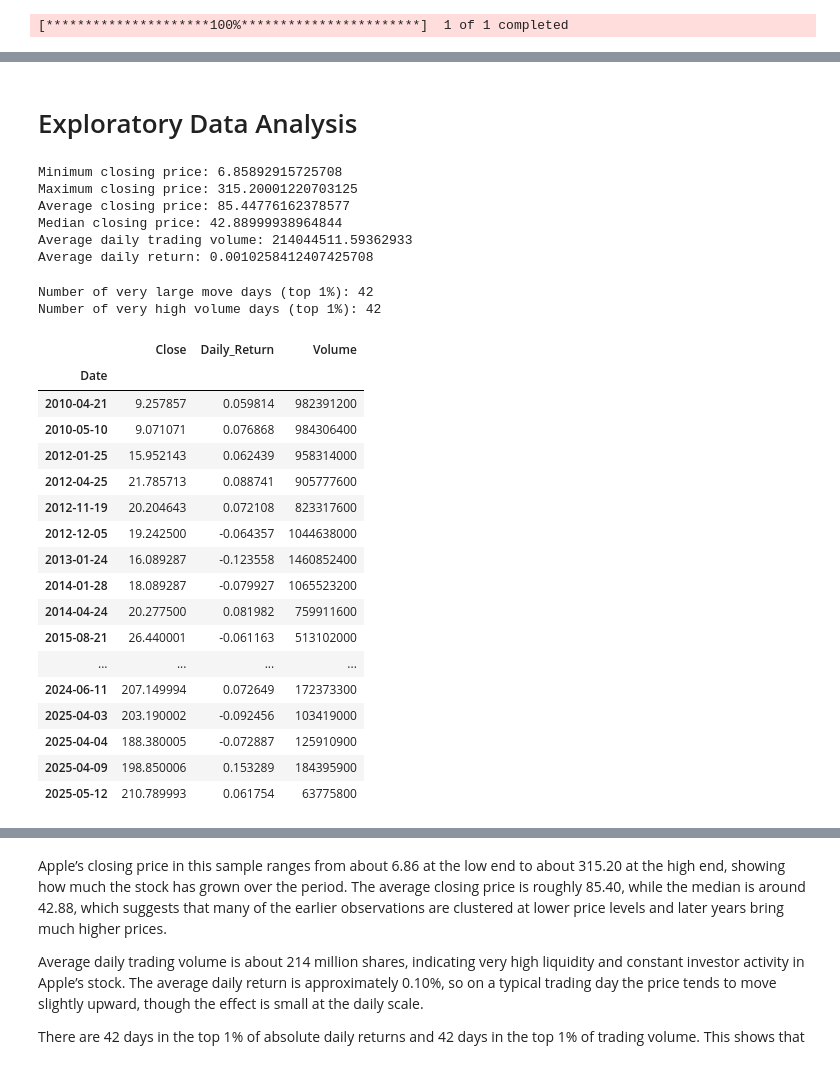
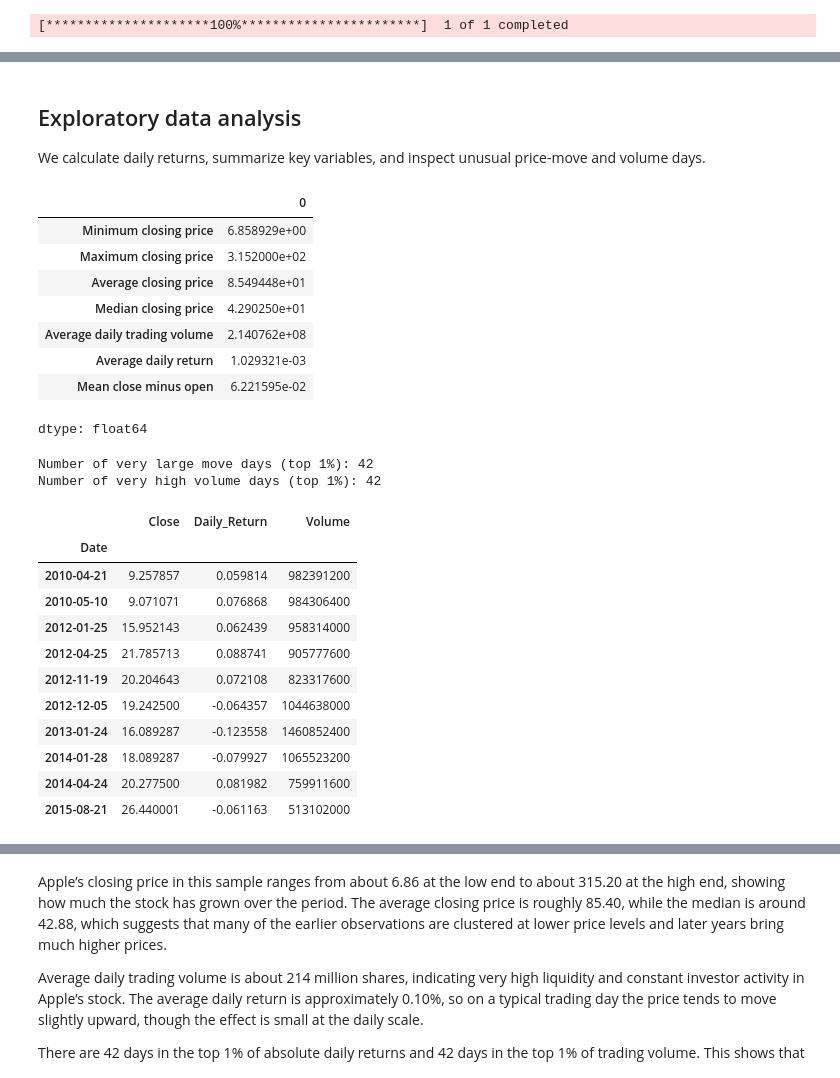
Before and after one commit to Nirmani-prog/Predicting-AAPL-Next-Day-Direction, a Jupyter notebook: apple_next_day.ipynb, the cells around one changed output, grey strips where cells are left out. Cells and saved outputs as stored; diff of their text form; code cells hidden in the pictures.

Commit message:
applying ML commit apple analysis

```diff
--- a/apple_next_day.ipynb
+++ b/apple_next_day.ipynb
@@ -5,3 +18,19 @@ import matplotlib.pyplot as plt
 import seaborn as sns
 from pathlib import Path
 import numpy as np
+
+from sklearn.preprocessing import StandardScaler
+from sklearn.linear_model import LogisticRegression
+from sklearn.metrics import (
+    accuracy_score,
+    balanced_accuracy_score,
+    precision_score,
+    recall_score,
+    f1_score,
+    roc_auc_score,
+    confusion_matrix,
+    classification_report,
+)
+
+plt.style.use("seaborn-v0_8-whitegrid")
+pd.set_option("display.max_columns", None)
@@ -104,30 +122,32 @@ Mean difference between close and open prices 0.06121141949675718
-# %% [markdown]
-# Exploratory Data Analysis
-# %%
-# 1. Daily percentage return (using close prices)
-data["Daily_Return"] = data["Close"].pct_change()
-
-# 2. Price and volume summary statistics
-min_close    = data["Close"].min()
-max_close    = data["Close"].max()
-avg_close    = data["Close"].mean()
-median_close = data["Close"].median()
-avg_volume   = data["Volume"].mean()
-avg_daily_ret = data["Daily_Return"].mean()
-
-print("Minimum closing price:", min_close)
-print("Maximum closing price:", max_close)
-print("Average closing price:", avg_close)
-print("Median closing price:", median_close)
-print("Average daily trading volume:", avg_volume)
-print("Average daily return:", avg_daily_ret)
-# %% [output]
-Minimum closing price: 6.85892915725708
-Maximum closing price: 315.20001220703125
-Average closing price: 85.44776162378577
-Median closing price: 42.88999938964844
-Average daily trading volume: 214044511.59362933
-Average daily return: 0.0010258412407425708
+# %% [markdown]
+## Exploratory data analysis
+
+We calculate daily returns, summarize key variables, and inspect unusual price-move and volume days.
+# %%
+data["Daily_Return"] = data["Close"].pct_change()
+data["Close_minus_Open"] = data["Close"] - data["Open"]
+
+eda_summary = pd.Series({
+    "Minimum closing price": data["Close"].min(),
+    "Maximum closing price": data["Close"].max(),
+    "Average closing price": data["Close"].mean(),
+    "Median closing price": data["Close"].median(),
+    "Average daily trading volume": data["Volume"].mean(),
+    "Average daily return": data["Daily_Return"].mean(),
+    "Mean close minus open": data["Close_minus_Open"].mean(),
+})
+
+eda_summary
+# %% [output]
+|  | 0 |
+| Minimum closing price | 6.858929e+00 |
+| Maximum closing price | 3.152000e+02 |
+| Average closing price | 8.549448e+01 |
+| Median closing price | 4.290250e+01 |
+| Average daily trading volume | 2.140762e+08 |
+| Average daily return | 1.029321e-03 |
+| Mean close minus open | 6.221595e-02 |
+dtype: float64
 # %%
 # Absolute daily moves
 data["Abs_Daily_Return"] = data["Daily_Return"].abs()
@@ -146,24 +166,18 @@ print("Number of very high volume days (top 1%):", len(big_volume_days))
 Number of very large move days (top 1%): 42
 Number of very high volume days (top 1%): 42
 # %%
-big_moves[["Close", "Daily_Return", "Volume"]]
+big_moves[["Close", "Daily_Return", "Volume"]].head(10)
 # %% [output]
 |  | Close | Daily_Return | Volume |
 | Date |  |  |  |
 | 2010-04-21 | 9.257857 | 0.059814 | 982391200 |
 | 2010-05-10 | 9.071071 | 0.076868 | 984306400 |
 | 2012-01-25 | 15.952143 | 0.062439 | 958314000 |
 | 2012-04-25 | 21.785713 | 0.088741 | 905777600 |
 | 2012-11-19 | 20.204643 | 0.072108 | 823317600 |
 | 2012-12-05 | 19.242500 | -0.064357 | 1044638000 |
 | 2013-01-24 | 16.089287 | -0.123558 | 1460852400 |
 | 2014-01-28 | 18.089287 | -0.079927 | 1065523200 |
 | 2014-04-24 | 20.277500 | 0.081982 | 759911600 |
 | 2015-08-21 | 26.440001 | -0.061163 | 513102000 |
-| ... | ... | ... | ... |
-| 2024-06-11 | 207.149994 | 0.072649 | 172373300 |
-| 2025-04-03 | 203.190002 | -0.092456 | 103419000 |
-| 2025-04-04 | 188.380005 | -0.072887 | 125910900 |
-| 2025-04-09 | 198.850006 | 0.153289 | 184395900 |
-| 2025-05-12 | 210.789993 | 0.061754 | 63775800 |
 # %%
```
Also changed, not shown: parts of 55 cells of this notebook, 1 other file.
